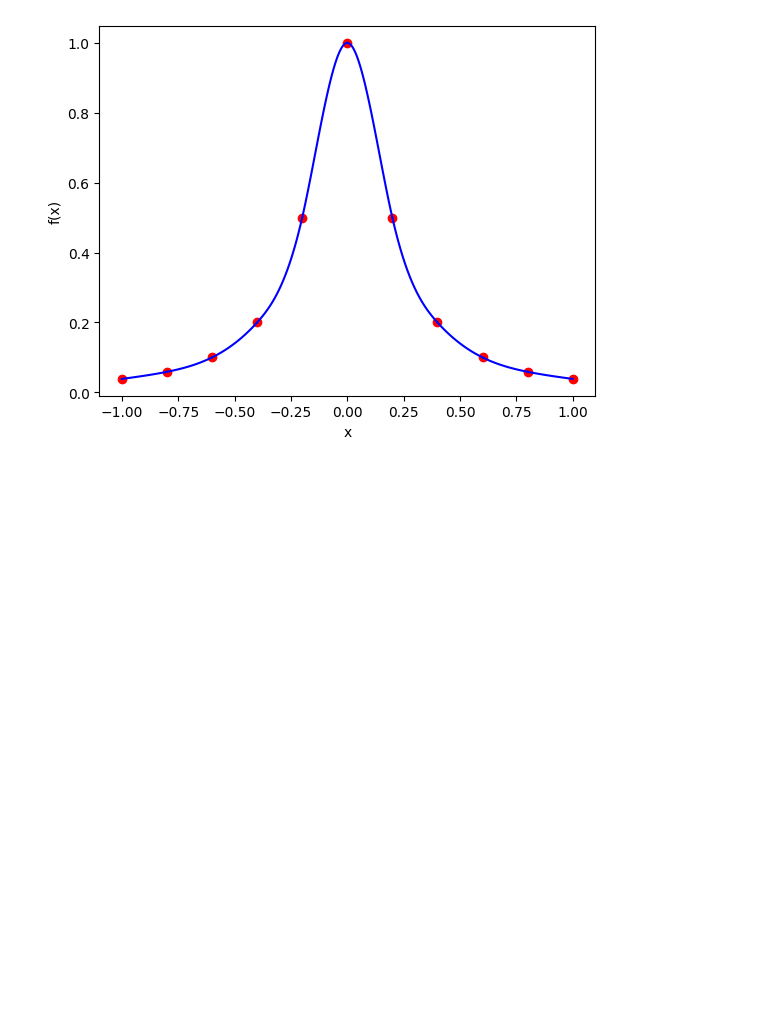
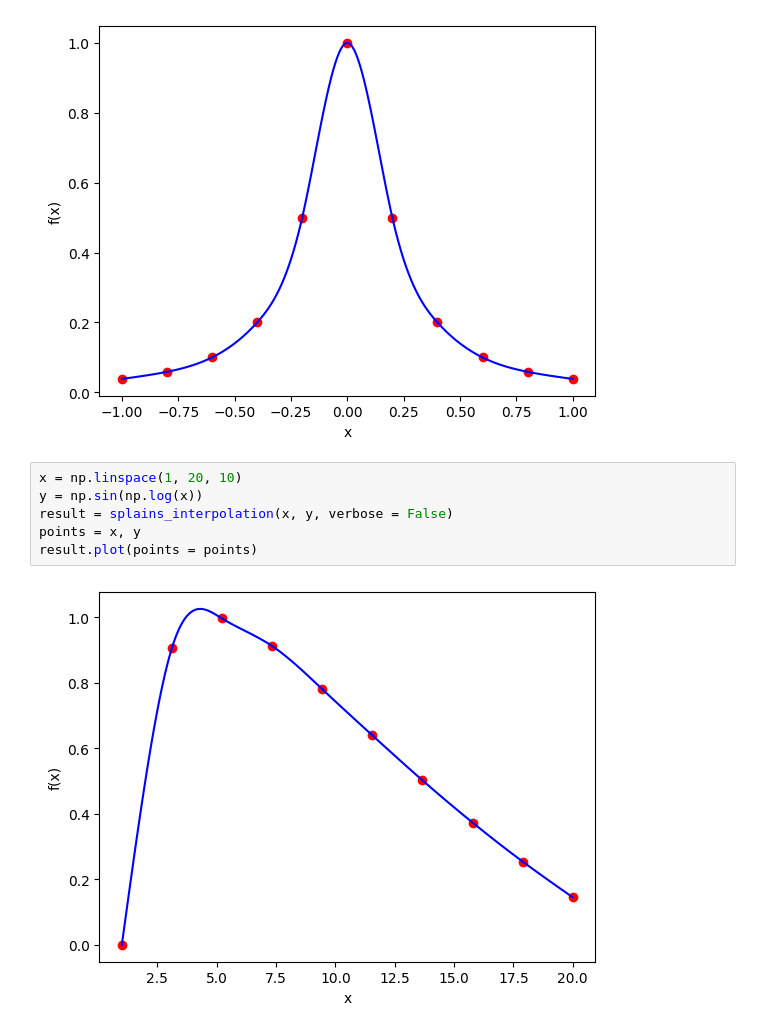
Before and after one commit to zdzichumis/Numeryczna-Algebra-Liniowa, a Jupyter notebook: Interpolacja.ipynb, the cells around one changed output. Drawn from its saved outputs; the diff is of its cells as text; blank space fills up the shorter version.

```diff
--- a/Interpolacja.ipynb
+++ b/Interpolacja.ipynb
@@ -289,3 +81,11 @@ points = x, y
 result.plot(points = points)
 # %% [output]
 [figure]
+# %%
+x = np.linspace(1, 20, 10)
+y = np.sin(np.log(x))
+result = splains_interpolation(x, y, verbose = False)
+points = x, y
+result.plot(points = points)
+# %% [output]
+[figure, added]
```
Also changed, not shown: parts of 8 cells of this notebook.
